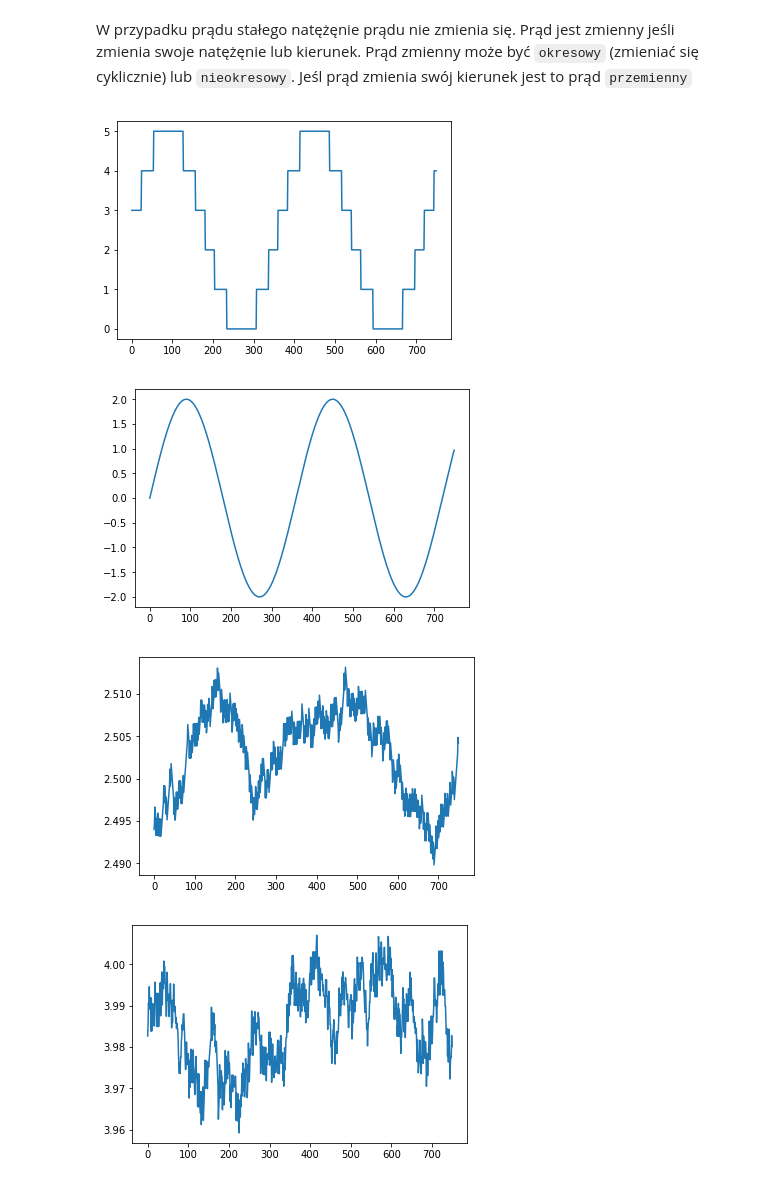
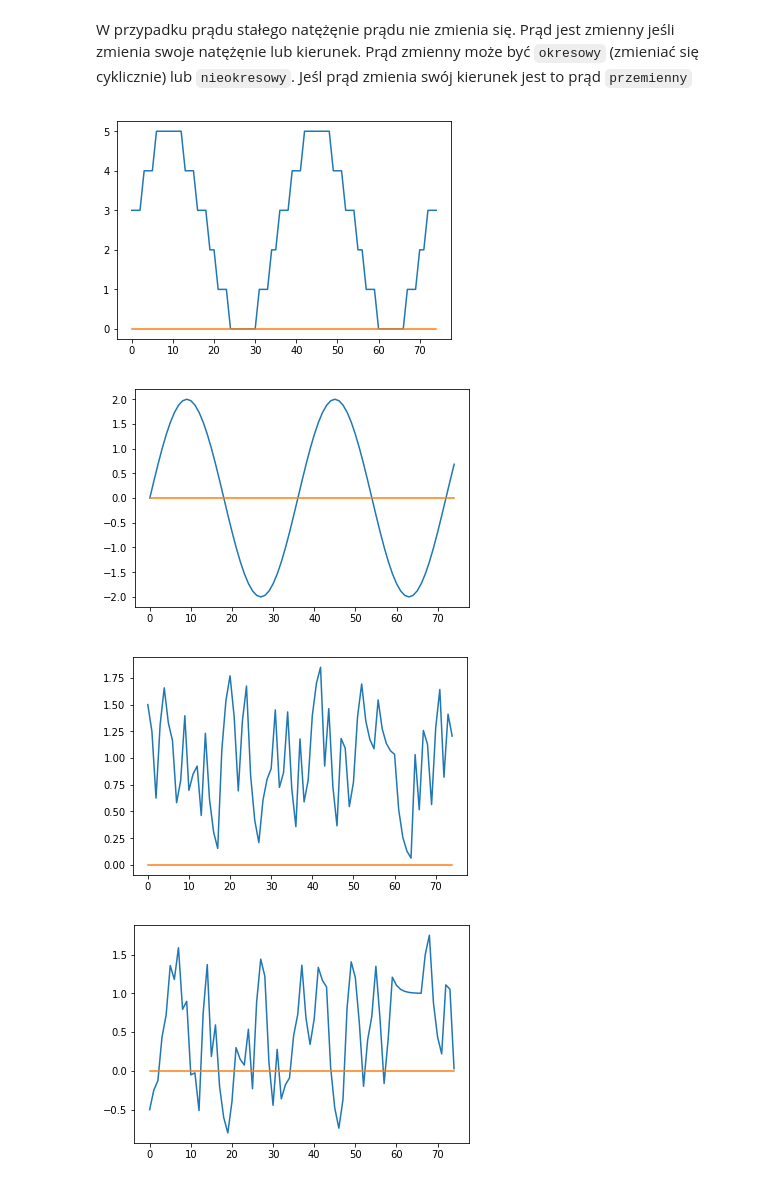
Before and after one commit to DiskenPeelen/elektro-zeszyt, a Jupyter notebook: elektro1.ipynb, the cells around one changed output. Drawn from its saved outputs; the diff is of its cells as text; code cells hidden in the pictures.

```diff
--- a/elektro1.ipynb
+++ b/elektro1.ipynb
@@ -270,31 +272,36 @@ Prąd elektryczny polega na uporządkowanym przepływie ładunków przez przewod
 W przypadku prądu stałego natężęnie prądu nie zmienia się. Prąd jest zmienny jeśli zmienia swoje natężęnie lub kierunek. Prąd zmienny może być `okresowy` (zmieniać się cyklicznie) lub `nieokresowy`. Jeśl prąd zmienia swój kierunek jest to prąd `przemienny`
 # %%
 # Przykładowe wykresy
-length = 750
+length = 75
 xlist = range(length)
-y_zo = [5*sin(to_rads(x%360))//2+3 for x in xlist] # Prąd zmienny okresowy
-y_po = [2*sin(to_rads(x%360)) for x in xlist] # Prąd przemienny okresowy
-y_zn = [rand(2,3) for x in xlist] # Prąd zmienny nieokresowy
-y_pn = [rand(2,3) for x in xlist] # Prąd przemienny nieokresowy
+zeros = [0]*length
+y_zo = [5*sin(to_rads(x*10%360))//2+3 for x in xlist] # Prąd zmienny okresowy
+y_po = [2*sin(to_rads(x*10%360)) for x in xlist] # Prąd przemienny okresowy
+y_zn = [int(rand(0,2)) for x in xlist] # Prąd zmienny nieokresowy
+y_pn = [int(rand(-1,2)) for x in xlist] # Prąd przemienny nieokresowy
 
 # Wygładzenie
 factor = length
 for index in range(length):
-    prev_zn, zn = [y_zn[i] for i in range(index-factor, index)], y_zn[index]
-    prev_pn, pn = [y_pn[i] for i in range(index-factor, index)], y_pn[index]
-    y_zn[index] = (zn+sum(prev_zn))/(1+len(prev_zn))
-    y_pn[index] = (pn+sum(prev_pn))/(1+len(prev_pn))
+    prev_zn, zn = y_zn[index-1], y_zn[index]
+    prev_pn, pn = y_pn[index-1], y_pn[index]
+    y_zn[index] = (zn+prev_zn)/2
+    y_pn[index] = (pn+prev_pn)/2
 
 plt.plot(xlist, y_zo)
+plt.plot(xlist, zeros)
 plt.show()
 plt.plot(xlist, y_po)
+plt.plot(xlist, zeros)
 plt.show()
 plt.plot(xlist, y_zn)
+plt.plot(xlist, zeros)
 plt.show()
 plt.plot(xlist, y_pn)
+plt.plot(xlist, zeros)
 plt.show()
 # %% [output]
-[figure, old version]
+[figure, new version]
-[figure, old version]
+[figure, new version]
-[figure, old version]
+[figure, new version]
-[figure, old version]
+[figure, new version]
```
Also changed, not shown: parts of 2 cells of this notebook.
